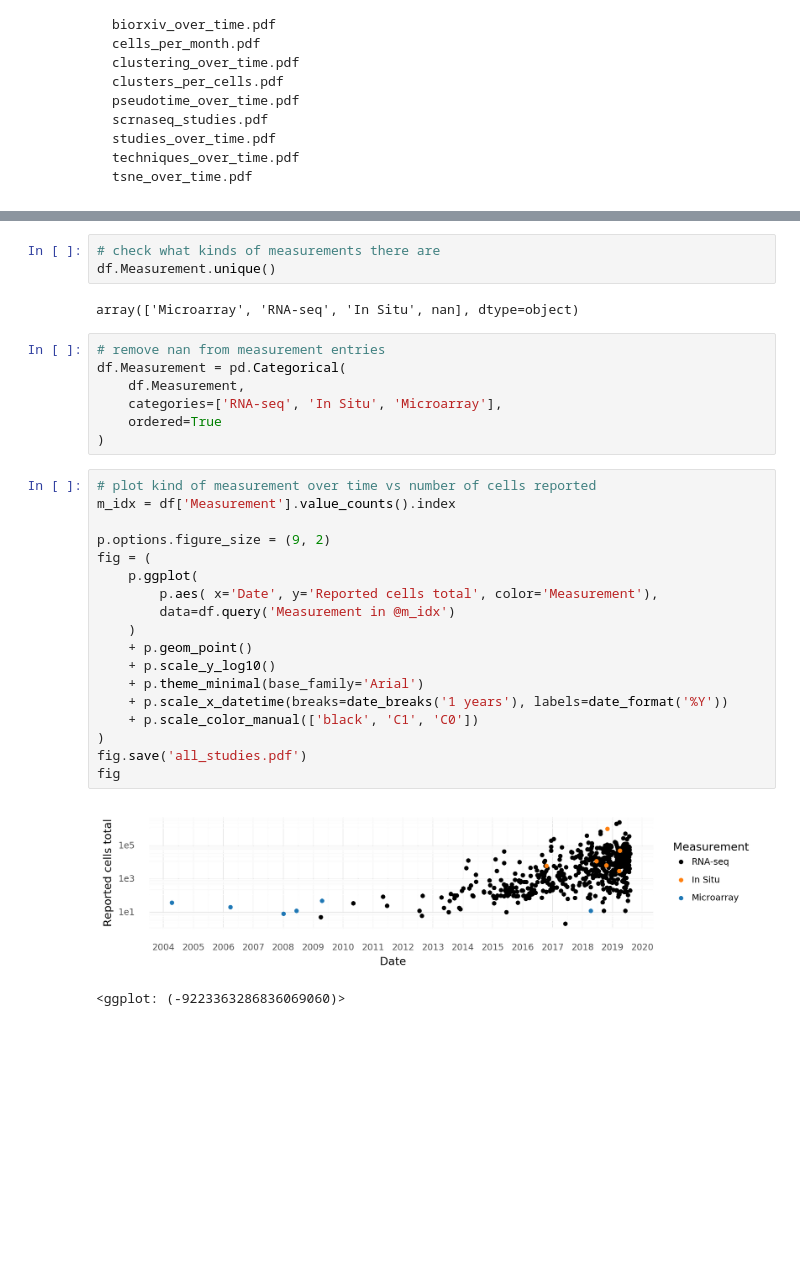
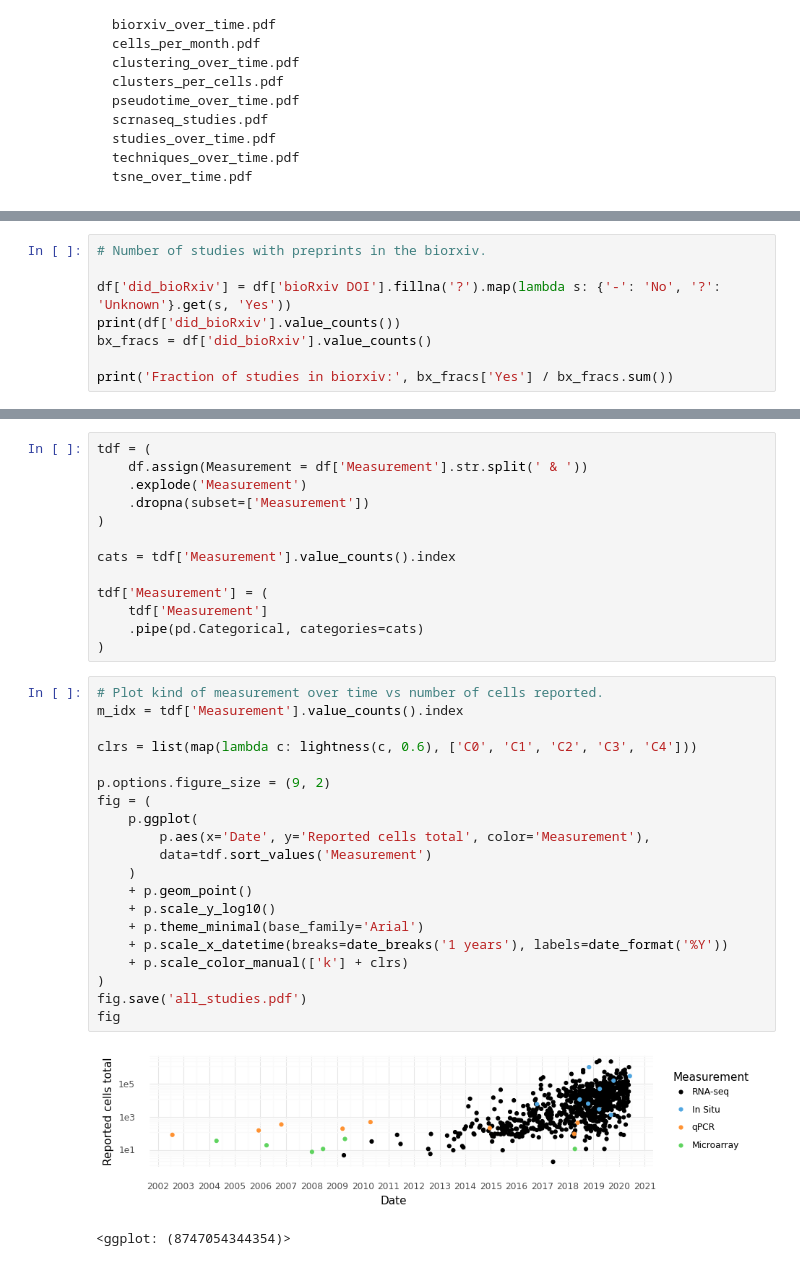
Before and after one commit to vals/single-cell-studies, a Jupyter notebook: Example analysis.ipynb, the cells around one changed output, grey strips where cells are left out. Cells and saved outputs as stored; diff of their text form; blank space fills up the shorter version.

```diff
--- a/Example analysis.ipynb
+++ b/Example analysis.ipynb
@@ -448,0 +398,8 @@ fig
+# %%
+# Number of studies with preprints in the biorxiv.
+
+df['did_bioRxiv'] = df['bioRxiv DOI'].fillna('?').map(lambda s: {'-': 'No', '?': 'Unknown'}.get(s, 'Yes'))
+print(df['did_bioRxiv'].value_counts())
+bx_fracs = df['did_bioRxiv'].value_counts()
+
+print('Fraction of studies in biorxiv:', bx_fracs['Yes'] / bx_fracs.sum())
@@ -471,34 +490,37 @@ display(
-# %%
-# check what kinds of measurements there are
-df.Measurement.unique()
-# %% [output]
-array(['Microarray', 'RNA-seq', 'In Situ', nan], dtype=object)
-# %%
-# remove nan from measurement entries
-df.Measurement = pd.Categorical(
-    df.Measurement,
-    categories=['RNA-seq', 'In Situ', 'Microarray'],
-    ordered=True
-)
+# %%
+tdf = (
+    df.assign(Measurement = df['Measurement'].str.split(' & '))
+    .explode('Measurement')
+    .dropna(subset=['Measurement'])
+)
+
+cats = tdf['Measurement'].value_counts().index
+
+tdf['Measurement'] = (
+    tdf['Measurement']
+    .pipe(pd.Categorical, categories=cats)
+)
 # %%
-# plot kind of measurement over time vs number of cells reported
-m_idx = df['Measurement'].value_counts().index
+# Plot kind of measurement over time vs number of cells reported.
+m_idx = tdf['Measurement'].value_counts().index
+
+clrs = list(map(lambda c: lightness(c, 0.6), ['C0', 'C1', 'C2', 'C3', 'C4']))
 
 p.options.figure_size = (9, 2)
 fig = (
     p.ggplot(
-        p.aes( x='Date', y='Reported cells total', color='Measurement'),
-        data=df.query('Measurement in @m_idx')
+        p.aes(x='Date', y='Reported cells total', color='Measurement'),
+        data=tdf.sort_values('Measurement')
     )
     + p.geom_point()
     + p.scale_y_log10()
     + p.theme_minimal(base_family='Arial')
     + p.scale_x_datetime(breaks=date_breaks('1 years'), labels=date_format('%Y'))
-    + p.scale_color_manual(['black', 'C1', 'C0'])
+    + p.scale_color_manual(['k'] + clrs)
 )
 fig.save('all_studies.pdf')
 fig
 # %% [output]
-[figure, old version]
+[figure, new version]
-<ggplot: (-9223363286836069060)>
+<ggplot: (8747054344354)>
 # %%
```
Also changed, not shown: parts of 83 cells of this notebook.
